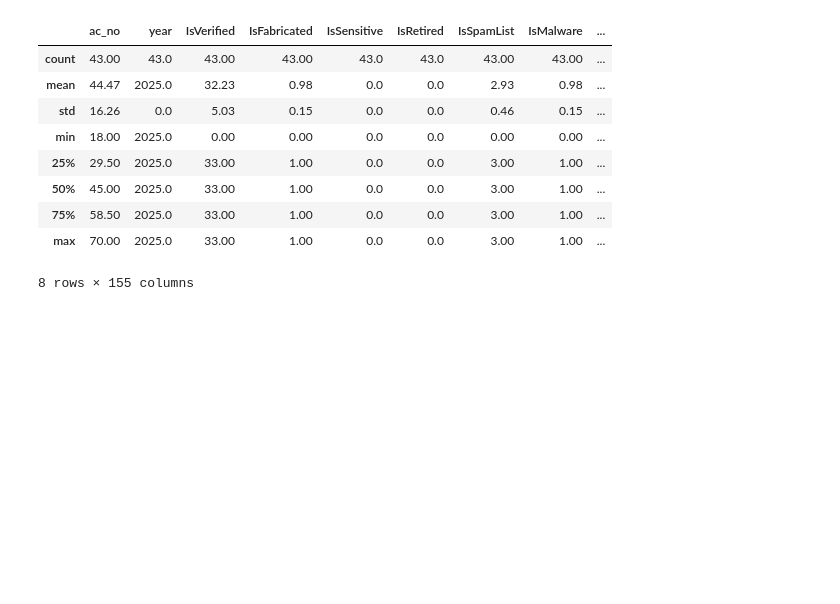
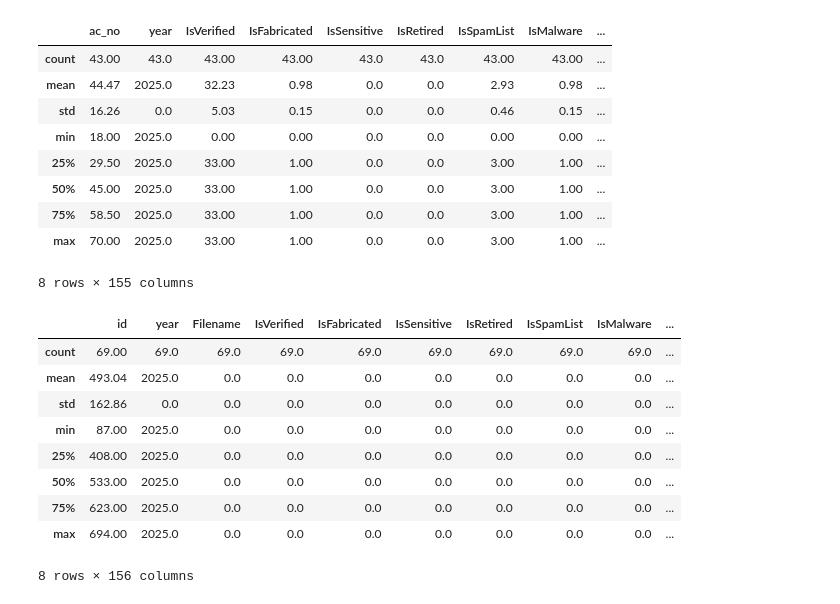
Before and after one commit to themains/pwned_pols, a Jupyter notebook: scripts/04_hibp_everypol_ind_eur_combine.ipynb, the cells around one changed output. Drawn from its saved outputs; the diff is of its cells as text; code cells hidden in the pictures; blank space fills up the shorter version.

```diff
--- a/scripts/04_hibp_everypol_ind_eur_combine.ipynb
+++ b/scripts/04_hibp_everypol_ind_eur_combine.ipynb
@@ -411,16 +472,32 @@ in_df
 # %% [markdown]
 ### Join
 # %%
-no_all = no_parl.merge(no_breach_count, how = "left", left_on = "email", right_on = "Filename").fillna(0)
-dk_all = dk_parl.merge(dk_breach_count, how = "left", left_on = "email", right_on = "Filename").fillna(0)
-in_all = in_df.merge(in_breach_count, how = "left", left_on = "email", right_on = "Filename").fillna(0)
-sg_all = sg_df.merge(sg_breach_count, how = "left", left_on = "email", right_on = "Filename").fillna(0)
+no_all = no_parl.merge(no_breach_count, how = "left", left_on = "email", right_on = "Filename").fillna(0).infer_objects(copy=False)
+dk_all = dk_parl.merge(dk_breach_count, how = "left", left_on = "email", right_on = "Filename").fillna(0).infer_objects(copy=False)
+in_all = in_df.merge(in_breach_count, how = "left", left_on = "email", right_on = "Filename").fillna(0).infer_objects(copy=False)
+sg_all = sg_df.merge(sg_breach_count, how = "left", left_on = "email", right_on = "Filename").fillna(0).infer_objects(copy=False)
 
-bihar_all = bihar_df.merge(bihar_breach_count, how = "left", left_on = "email", right_on = "Filename").fillna(0)
-tn_all = tn_df.merge(tn_breach_count, how = "left", left_on = "email", right_on = "Filename").fillna(0)
-up_all = up_df.merge(up_breach_count, how = "left", left_on = "email", right_on = "Filename").fillna(0)
-hp_all = hp_df.merge(hp_breach_count, how = "left", left_on = "email", right_on = "Filename").fillna(0)
-del_all = del_df.merge(del_breach_count, how = "left", left_on = "email", right_on = "Filename").fillna(0)
+gr_all = (gr_df_long
+          .merge(gr_breach_count, how="left", left_on="email", right_on="Filename")
+          .fillna(0)
+          .infer_objects(copy=False))
+ng_all = (ng_df
+          .merge(ng_breach_count, how = "left", left_on = "email", right_on = "Filename")
+          .fillna(0)
+          .infer_objects(copy=False))
+br_all = (br_df
+          .merge(br_breach_count, how = "left", left_on = "email", right_on = "Filename")
+          .fillna(0)
+          .infer_objects(copy=False))
+ar_all = (ar_df
+          .merge(ar_breach_count, how = "left", left_on = "email", right_on = "Filename")
+          .fillna(0)
+          .infer_objects(copy=False))
+bihar_all = bihar_df.merge(bihar_breach_count, how = "left", left_on = "email", right_on = "Filename").fillna(0).infer_objects(copy=False)
+tn_all = tn_df.merge(tn_breach_count, how = "left", left_on = "email", right_on = "Filename").fillna(0).infer_objects(copy=False)
+up_all = up_df.merge(up_breach_count, how = "left", left_on = "email", right_on = "Filename").fillna(0).infer_objects(copy=False)
+hp_all = hp_df.merge(hp_breach_count, how = "left", left_on = "email", right_on = "Filename").fillna(0).infer_objects(copy=False)
+del_all = del_df.merge(del_breach_count, how = "left", left_on = "email", right_on = "Filename").fillna(0).infer_objects(copy=False)
 # %% [markdown]
 ### India is in long. Get it back to MP level
 # %%
@@ -557,3 +634,16 @@ del_all.describe().round(2)
 | 75% | 58.50 | 2025.0 | 33.00 | 1.00 | 0.0 | 0.0 | 3.00 | 1.00 | ... |
 | max | 70.00 | 2025.0 | 33.00 | 1.00 | 0.0 | 0.0 | 3.00 | 1.00 | ... |
 8 rows × 155 columns
+# %%
+ng_all.describe().round(2)
+# %% [output]
+|  | id | year | Filename | IsVerified | IsFabricated | IsSensitive | IsRetired | IsSpamList | IsMalware | ... |
+| count | 69.00 | 69.0 | 69.0 | 69.0 | 69.0 | 69.0 | 69.0 | 69.0 | 69.0 | ... |
+| mean | 493.04 | 2025.0 | 0.0 | 0.0 | 0.0 | 0.0 | 0.0 | 0.0 | 0.0 | ... |
+| std | 162.86 | 0.0 | 0.0 | 0.0 | 0.0 | 0.0 | 0.0 | 0.0 | 0.0 | ... |
+| min | 87.00 | 2025.0 | 0.0 | 0.0 | 0.0 | 0.0 | 0.0 | 0.0 | 0.0 | ... |
+| 25% | 408.00 | 2025.0 | 0.0 | 0.0 | 0.0 | 0.0 | 0.0 | 0.0 | 0.0 | ... |
+| 50% | 533.00 | 2025.0 | 0.0 | 0.0 | 0.0 | 0.0 | 0.0 | 0.0 | 0.0 | ... |
+| 75% | 623.00 | 2025.0 | 0.0 | 0.0 | 0.0 | 0.0 | 0.0 | 0.0 | 0.0 | ... |
+| max | 694.00 | 2025.0 | 0.0 | 0.0 | 0.0 | 0.0 | 0.0 | 0.0 | 0.0 | ... |
+8 rows × 156 columns
```
Also changed, not shown: parts of 8 cells of this notebook, 1 other file.
